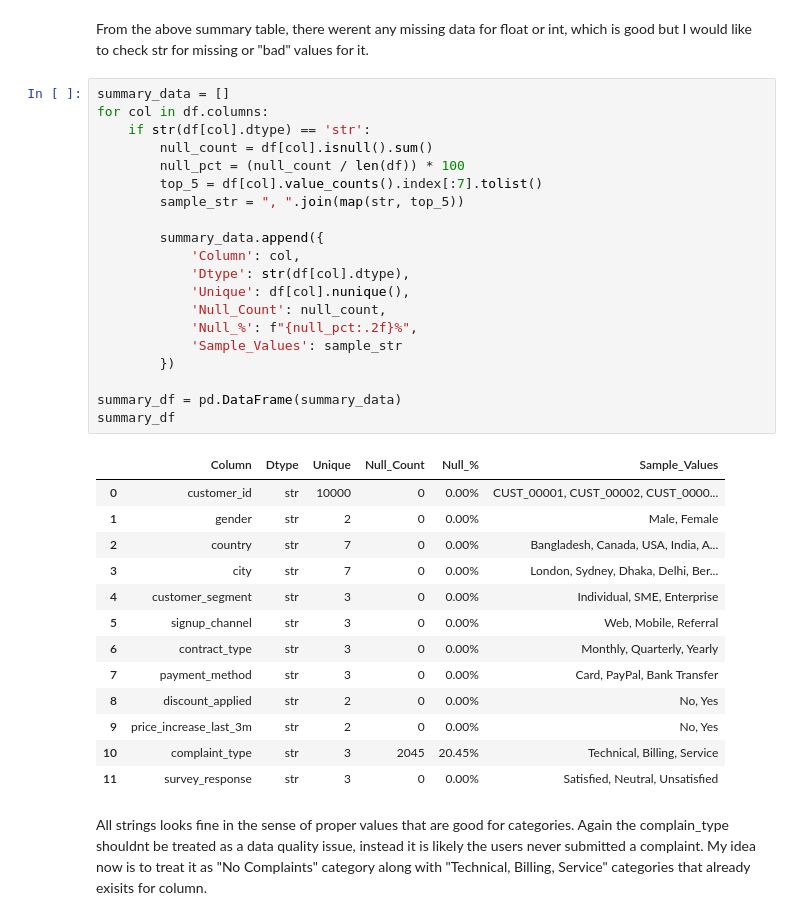
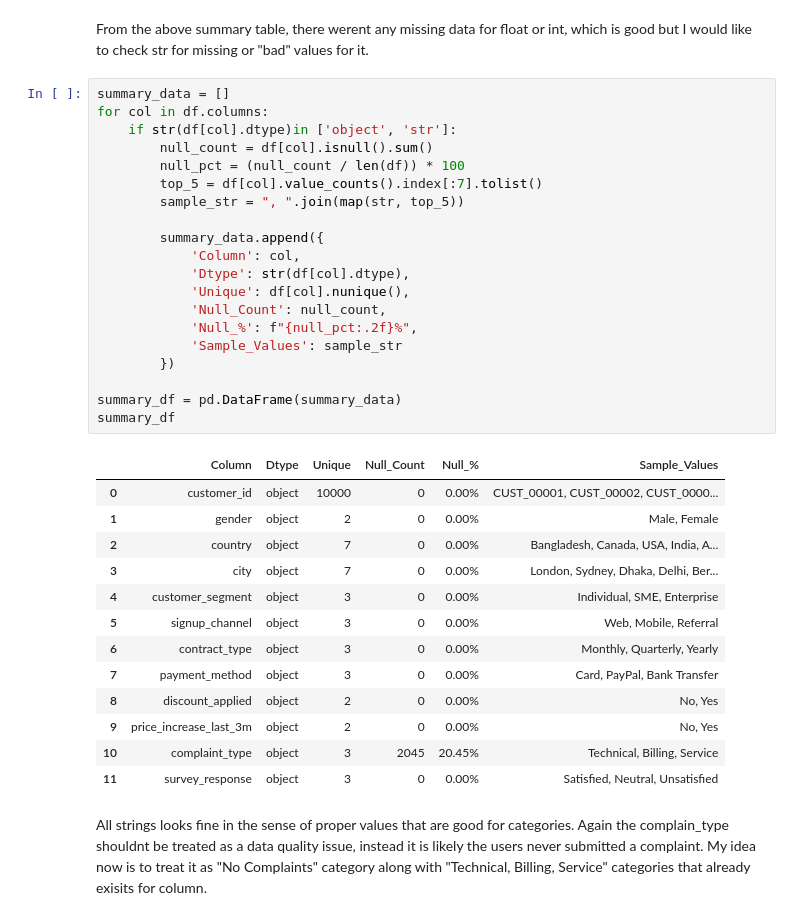
Before and after one commit to Fenaz12/churn-preidction, a Jupyter notebook: ChurnPrediction.ipynb, the cells around one changed output. Cells and saved outputs as stored; diff of their text form.

```diff
--- a/ChurnPrediction.ipynb
+++ b/ChurnPrediction.ipynb
@@ -136,37 +136,37 @@ From the above summary table, there werent any missing data for float or int, wh
 # %%
 summary_data = []
 for col in df.columns:
-    if str(df[col].dtype) == 'str':
+    if str(df[col].dtype)in ['object', 'str']:
         null_count = df[col].isnull().sum()
         null_pct = (null_count / len(df)) * 100
         top_5 = df[col].value_counts().index[:7].tolist()
         sample_str = ", ".join(map(str, top_5))
 
         summary_data.append({
             'Column': col,
             'Dtype': str(df[col].dtype),
             'Unique': df[col].nunique(),
             'Null_Count': null_count,
             'Null_%': f"{null_pct:.2f}%",
             'Sample_Values': sample_str
         })
 
 summary_df = pd.DataFrame(summary_data)
 summary_df
 # %% [output]
 |  | Column | Dtype | Unique | Null_Count | Null_% | Sample_Values |
-| 0 | customer_id | str | 10000 | 0 | 0.00% | CUST_00001, CUST_00002, CUST_0000... |
-| 1 | gender | str | 2 | 0 | 0.00% | Male, Female |
-| 2 | country | str | 7 | 0 | 0.00% | Bangladesh, Canada, USA, India, A... |
-| 3 | city | str | 7 | 0 | 0.00% | London, Sydney, Dhaka, Delhi, Ber... |
-| 4 | customer_segment | str | 3 | 0 | 0.00% | Individual, SME, Enterprise |
-| 5 | signup_channel | str | 3 | 0 | 0.00% | Web, Mobile, Referral |
-| 6 | contract_type | str | 3 | 0 | 0.00% | Monthly, Quarterly, Yearly |
-| 7 | payment_method | str | 3 | 0 | 0.00% | Card, PayPal, Bank Transfer |
-| 8 | discount_applied | str | 2 | 0 | 0.00% | No, Yes |
-| 9 | price_increase_last_3m | str | 2 | 0 | 0.00% | No, Yes |
-| 10 | complaint_type | str | 3 | 2045 | 20.45% | Technical, Billing, Service |
-| 11 | survey_response | str | 3 | 0 | 0.00% | Satisfied, Neutral, Unsatisfied |
+| 0 | customer_id | object | 10000 | 0 | 0.00% | CUST_00001, CUST_00002, CUST_0000... |
+| 1 | gender | object | 2 | 0 | 0.00% | Male, Female |
+| 2 | country | object | 7 | 0 | 0.00% | Bangladesh, Canada, USA, India, A... |
+| 3 | city | object | 7 | 0 | 0.00% | London, Sydney, Dhaka, Delhi, Ber... |
+| 4 | customer_segment | object | 3 | 0 | 0.00% | Individual, SME, Enterprise |
+| 5 | signup_channel | object | 3 | 0 | 0.00% | Web, Mobile, Referral |
+| 6 | contract_type | object | 3 | 0 | 0.00% | Monthly, Quarterly, Yearly |
+| 7 | payment_method | object | 3 | 0 | 0.00% | Card, PayPal, Bank Transfer |
+| 8 | discount_applied | object | 2 | 0 | 0.00% | No, Yes |
+| 9 | price_increase_last_3m | object | 2 | 0 | 0.00% | No, Yes |
+| 10 | complaint_type | object | 3 | 2045 | 20.45% | Technical, Billing, Service |
+| 11 | survey_response | object | 3 | 0 | 0.00% | Satisfied, Neutral, Unsatisfied |
 # %% [markdown]
 All strings looks fine in the sense of proper values that are good for categories. Again the complain_type shouldnt be treated as a data quality issue, instead it is likely the users never submitted a complaint. My idea now is to treat it as "No Complaints" category along with "Technical, Billing, Service" categories that already exisits for column.
 # %% [markdown]
```
Also changed, not shown: parts of 15 cells of this notebook, 2 other files.
